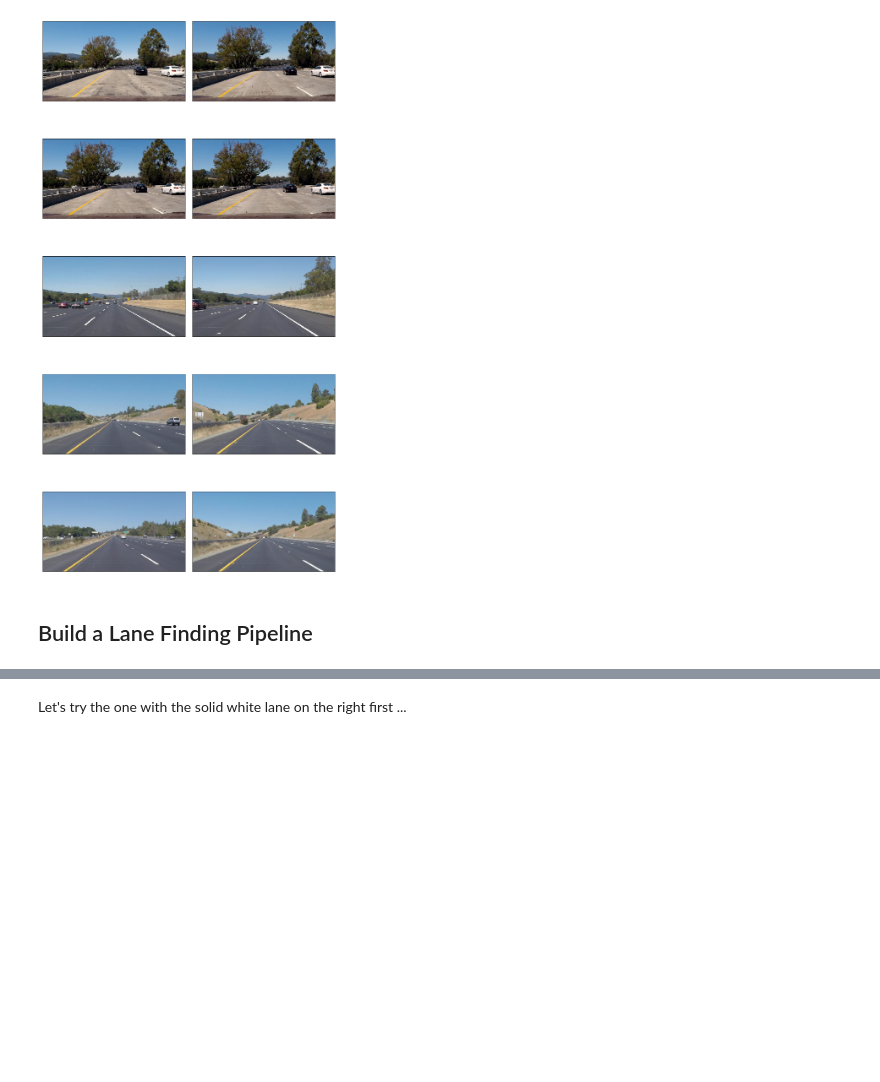
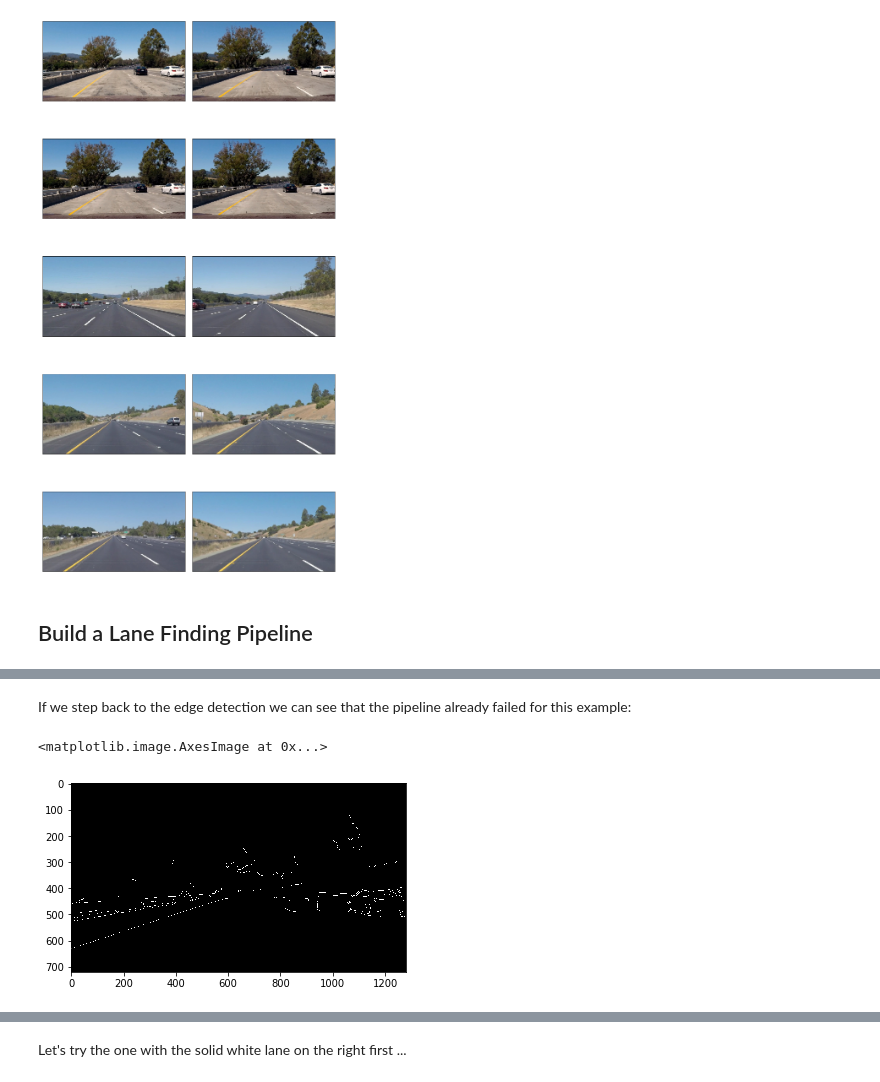
Before and after one commit to marcomarasca/SDCND-Road-Lanes, a Jupyter notebook: P1.ipynb, the cells around one changed output, grey strips where cells are left out. Cells and saved outputs as stored; diff of their text form; code cells hidden in the pictures; blank space fills up the shorter version.

```diff
--- a/P1.ipynb
+++ b/P1.ipynb
@@ -394,0 +263,13 @@ imageio.plugins.ffmpeg.download()
+# %% [markdown]
+If we step back to the edge detection we can see that the pipeline already failed for this example:
+# %%
+input_img = images[0][1]
+img = grayscale(input_img)
+img = blur_image(img)
+img = detect_edges(img)
+
+plt.figure()
+plt.imshow(img, cmap = 'gray')
+# %% [output]
+<matplotlib.image.AxesImage at 0x...>
+[figure, added]
```
Also changed, not shown: parts of 58 cells of this notebook, 1 other file.
